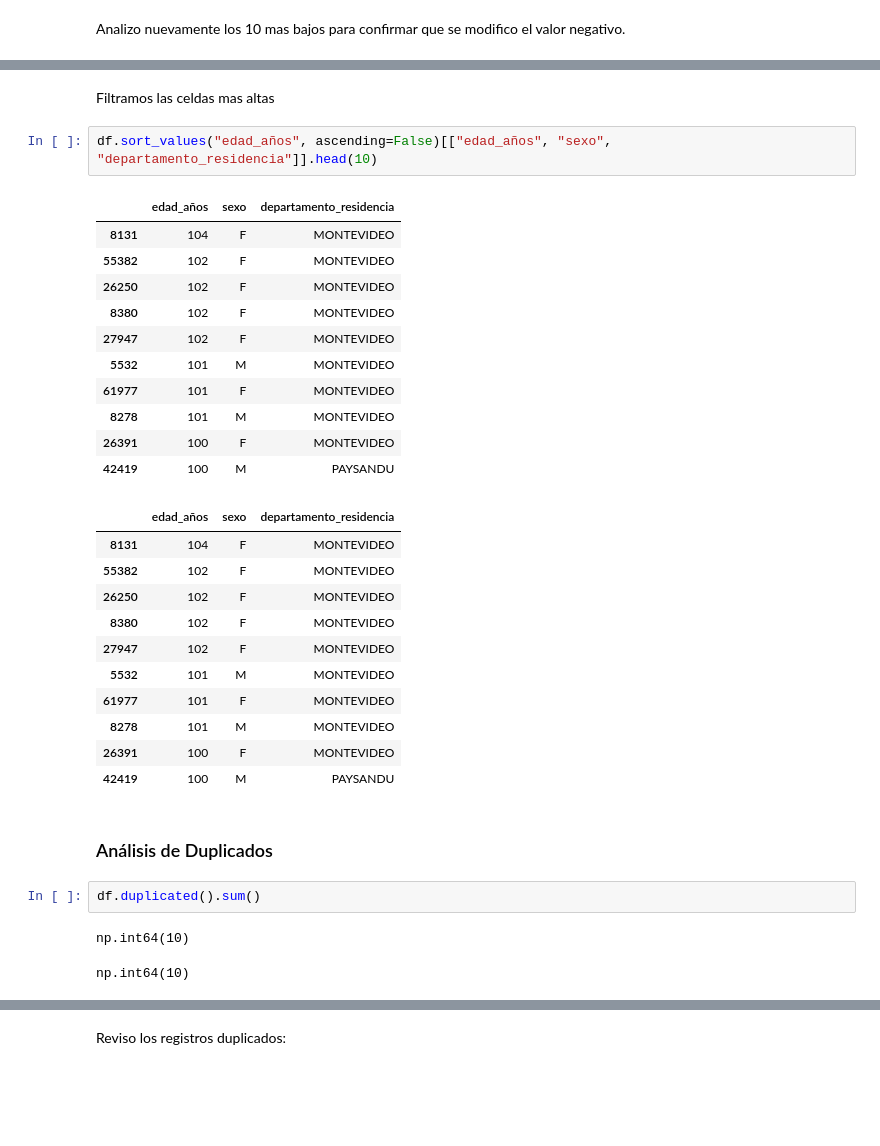
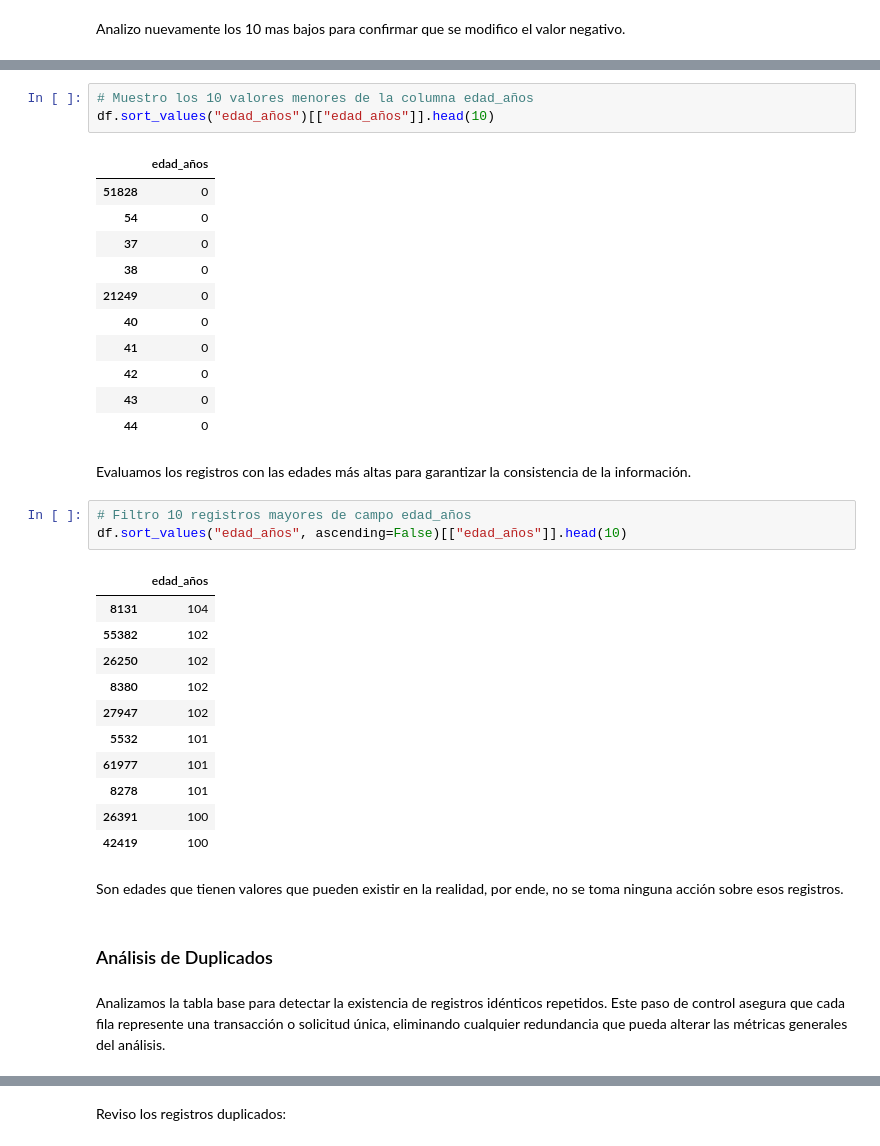
Before and after one commit to gperezucu/ucu-diploma-python_grupo_E, a Jupyter notebook: notebooks/practice.ipynb, the cells around one changed output, grey strips where cells are left out. Drawn from its saved outputs; the diff is of its cells as text; blank space fills up the shorter version.

```diff
--- a/notebooks/practice.ipynb
+++ b/notebooks/practice.ipynb
@@ -445,34 +316,38 @@ df.sort_values("edad_años")[["edad_años", "sexo", "departamento_residencia"]].
-# %% [markdown]
-Filtramos las celdas mas altas
+# %%
+# Muestro los 10 valores menores de la columna edad_años
+df.sort_values("edad_años")[["edad_años"]].head(10)
+# %% [output]
+|  | edad_años |
+| 51828 | 0 |
+| 54 | 0 |
+| 37 | 0 |
+| 38 | 0 |
+| 21249 | 0 |
+| 40 | 0 |
+| 41 | 0 |
+| 42 | 0 |
+| 43 | 0 |
+| 44 | 0 |
+# %% [markdown]
+Evaluamos los registros con las edades más altas para garantizar la consistencia de la información.
 # %%
-df.sort_values("edad_años", ascending=False)[["edad_años", "sexo", "departamento_residencia"]].head(10)
+# Filtro 10 registros mayores de campo edad_años
+df.sort_values("edad_años", ascending=False)[["edad_años"]].head(10)
 # %% [output]
-|  | edad_años | sexo | departamento_residencia |
-| 8131 | 104 | F | MONTEVIDEO |
-| 55382 | 102 | F | MONTEVIDEO |
-| 26250 | 102 | F | MONTEVIDEO |
-| 8380 | 102 | F | MONTEVIDEO |
-| 27947 | 102 | F | MONTEVIDEO |
-| 5532 | 101 | M | MONTEVIDEO |
-| 61977 | 101 | F | MONTEVIDEO |
-| 8278 | 101 | M | MONTEVIDEO |
-| 26391 | 100 | F | MONTEVIDEO |
-| 42419 | 100 | M | PAYSANDU |
+|  | edad_años |
+| 8131 | 104 |
+| 55382 | 102 |
+| 26250 | 102 |
+| 8380 | 102 |
+| 27947 | 102 |
+| 5532 | 101 |
+| 61977 | 101 |
+| 8278 | 101 |
+| 26391 | 100 |
+| 42419 | 100 |
-|  | edad_años | sexo | departamento_residencia |
-| 8131 | 104 | F | MONTEVIDEO |
-| 55382 | 102 | F | MONTEVIDEO |
-| 26250 | 102 | F | MONTEVIDEO |
-| 8380 | 102 | F | MONTEVIDEO |
-| 27947 | 102 | F | MONTEVIDEO |
-| 5532 | 101 | M | MONTEVIDEO |
-| 61977 | 101 | F | MONTEVIDEO |
-| 8278 | 101 | M | MONTEVIDEO |
-| 26391 | 100 | F | MONTEVIDEO |
-| 42419 | 100 | M | PAYSANDU |
+# %% [markdown]
+Son edades que tienen valores que pueden existir en la realidad, por ende, no se toma ninguna acción sobre esos registros.
 # %% [markdown]
 ### Análisis de Duplicados
-# %%
-df.duplicated().sum()
-# %% [output]
-np.int64(10)
-np.int64(10)
+# %% [markdown]
+Analizamos la tabla base para detectar la existencia de registros idénticos repetidos. Este paso de control asegura que cada fila represente una transacción o solicitud única, eliminando cualquier redundancia que pueda alterar las métricas generales del análisis.
```
Also changed, not shown: parts of 113 cells of this notebook.
